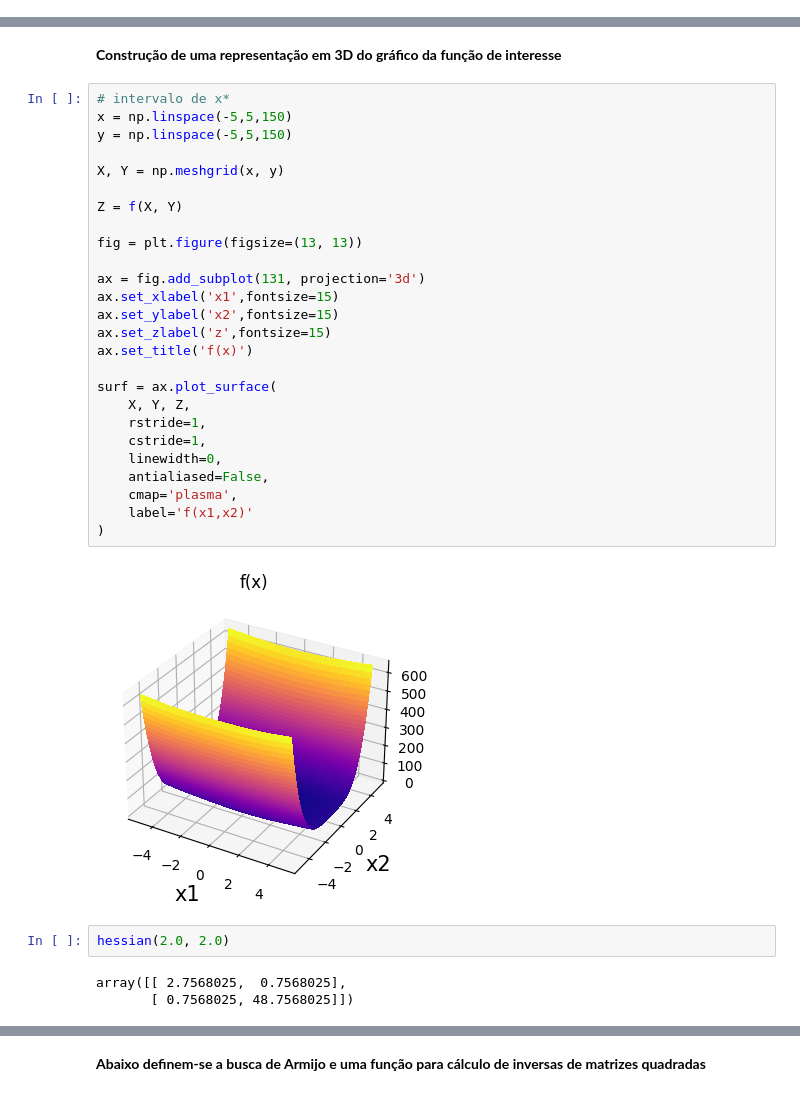
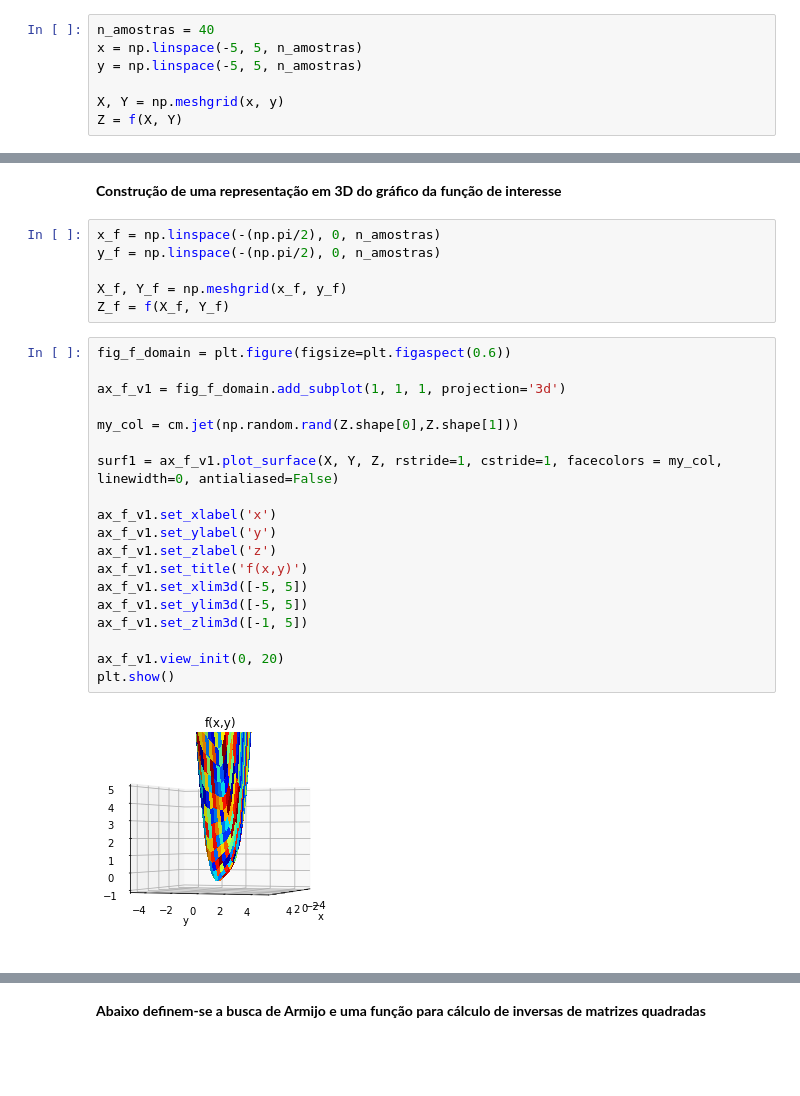
Before and after one commit to umjourje/COS360-Otimizacao-2022.2, a Jupyter notebook: all_methods_faltacoments.ipynb, the cells around one changed output, grey strips where cells are left out. Saved outputs shown, nothing was run; the diff lists cells and outputs as text; blank space fills up the shorter version.

```diff
--- a/all_methods_faltacoments.ipynb
+++ b/all_methods_faltacoments.ipynb
@@ -25,0 +34,7 @@ $$\nabla^{2} f(x_1, x_2) = \left[
+# %%
+n_amostras = 40
+x = np.linspace(-5, 5, n_amostras)
+y = np.linspace(-5, 5, n_amostras)
+
+X, Y = np.meshgrid(x, y)
+Z = f(X, Y)
@@ -63,36 +170,30 @@ def hessian_apx(f, x:np.float64, y:np.float64, hx: np.float64 = np.float64(1e-6)
     )
 # %% [markdown]
 **Construção de uma representação em 3D do gráfico da função de interesse**
-# %%
-# intervalo de x*
-x = np.linspace(-5,5,150)
-y = np.linspace(-5,5,150)
-
-X, Y = np.meshgrid(x, y)
-
-Z = f(X, Y)
-
-fig = plt.figure(figsize=(13, 13))
-
-ax = fig.add_subplot(131, projection='3d')
-ax.set_xlabel('x1',fontsize=15)
-ax.set_ylabel('x2',fontsize=15)
-ax.set_zlabel('z',fontsize=15)
-ax.set_title('f(x)')
-
-surf = ax.plot_surface(
-    X, Y, Z,
-    rstride=1,
-    cstride=1,
-    linewidth=0,
-    antialiased=False,
-    cmap='plasma',
-    label='f(x1,x2)'
-)
-# %% [output]
-[figure, removed]
-# %%
-hessian(2.0, 2.0)
-# %% [output]
-array([[ 2.7568025,  0.7568025],
-       [ 0.7568025, 48.7568025]])
+# %%
+x_f = np.linspace(-(np.pi/2), 0, n_amostras)
+y_f = np.linspace(-(np.pi/2), 0, n_amostras)
+
+X_f, Y_f = np.meshgrid(x_f, y_f)
+Z_f = f(X_f, Y_f)
+# %%
+fig_f_domain = plt.figure(figsize=plt.figaspect(0.6))
+
+ax_f_v1 = fig_f_domain.add_subplot(1, 1, 1, projection='3d')
+
+my_col = cm.jet(np.random.rand(Z.shape[0],Z.shape[1]))
+
+surf1 = ax_f_v1.plot_surface(X, Y, Z, rstride=1, cstride=1, facecolors = my_col, linewidth=0, antialiased=False)
+
+ax_f_v1.set_xlabel('x')
+ax_f_v1.set_ylabel('y')
+ax_f_v1.set_zlabel('z')
+ax_f_v1.set_title('f(x,y)')
+ax_f_v1.set_xlim3d([-5, 5])
+ax_f_v1.set_ylim3d([-5, 5])
+ax_f_v1.set_zlim3d([-1, 5])
+
+ax_f_v1.view_init(0, 20)
+plt.show()
+# %% [output]
+[figure, added]
```
Also changed, not shown: parts of 33 cells of this notebook.
